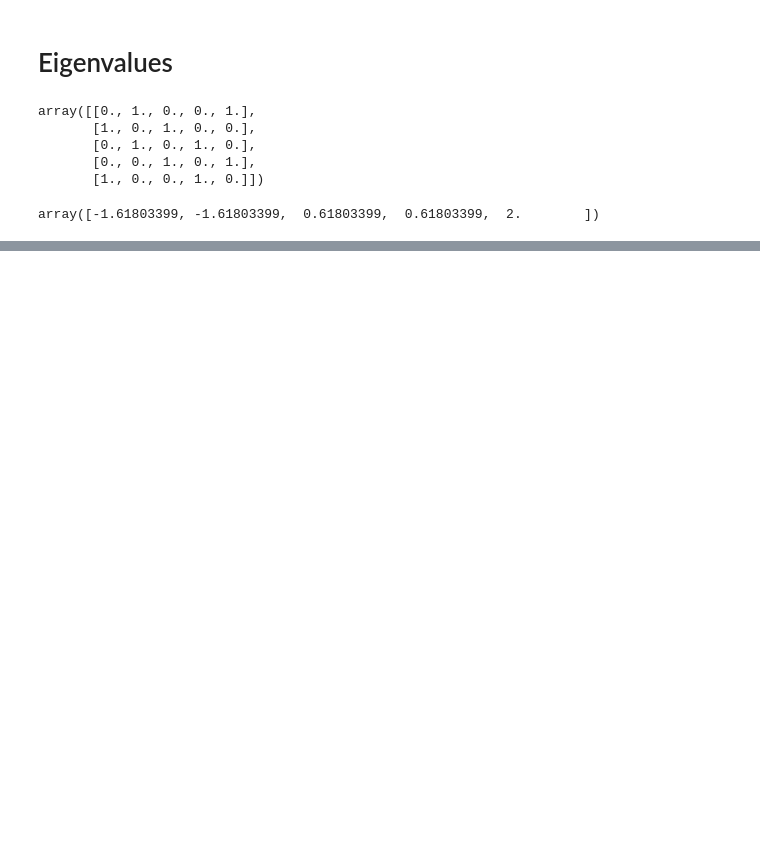
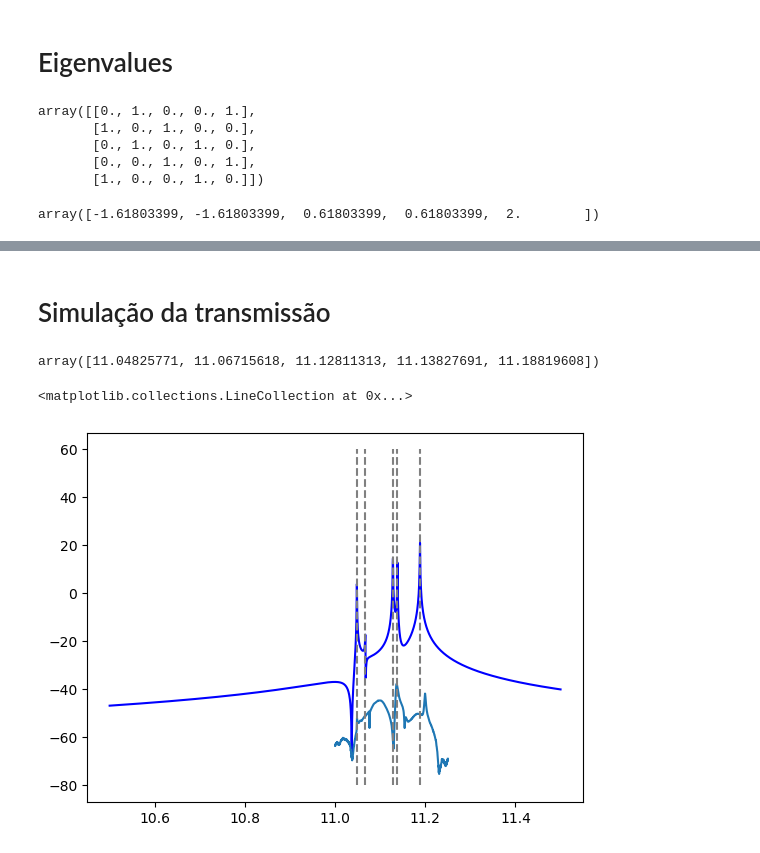
Before and after one commit to ScM-Edh/Sub-lattices, a Jupyter notebook: Five coupled resonators/Analize.ipynb, the cells around one changed output, grey strips where cells are left out. Drawn from its saved outputs; the diff is of its cells as text; code cells hidden in the pictures; blank space fills up the shorter version.

```diff
--- a/Five coupled resonators/Analize.ipynb
+++ b/Five coupled resonators/Analize.ipynb
@@ -69,0 +70,49 @@ print(H, eigenv)
+# %% [markdown]
+# Simulação da transmissão
+# %%
+import numpy as np
+
+w0 = 11.1
+t = 0.033
+
+H = np.array([
+    [w0+0.05, t, 0, 0, t],
+    [t, w0+0.02, t, 0, 0],
+    [0, t, w0, t, 0],
+    [0, 0, t, w0, t],
+    [t, 0, 0, t, w0]
+])
+
+eigvals, eigvecs = np.linalg.eigh(H)
+eigvals
+# %% [output]
+array([11.04825771, 11.06715618, 11.12811313, 11.13827691, 11.18819608])
+# %%
+omega = np.linspace(10.5, 11.5, 2000)  # GHz
+gamma = 0.0002  # largura (GHz)
+# %%
+c_in  = np.array([1, 1, 0, 0, 0])
+c_out = np.array([0, 1, 1, 0, 0])
+A_total = np.zeros_like(omega, dtype=complex)
+
+for n in range(5):
+    psi_n = eigvecs[:, n]
+
+    g_in  = np.dot(c_in,  psi_n)
+    g_out = np.dot(c_out, psi_n)
+
+    A_n = (g_in * g_out) / (omega - eigvals[n] + 1j*gamma)
+
+    A_total += A_n
+# %%
+T = np.abs(A_total)**2
+T_dB = 20*np.log10(np.abs(A_total))
+# %%
+medida = np.loadtxt('Modos coletivos de onda completa_-5dBm.txt')
+
+plt.plot(omega,T_dB-50, color='blue')
+plt.plot(medida[0], medida[1])
+plt.vlines(eigvals, -80, 60,linestyles='dashed', color='grey')
+# %% [output]
+<matplotlib.collections.LineCollection at 0x...>
+[figure, added]
```
Also changed, not shown: parts of 4 cells of this notebook.
